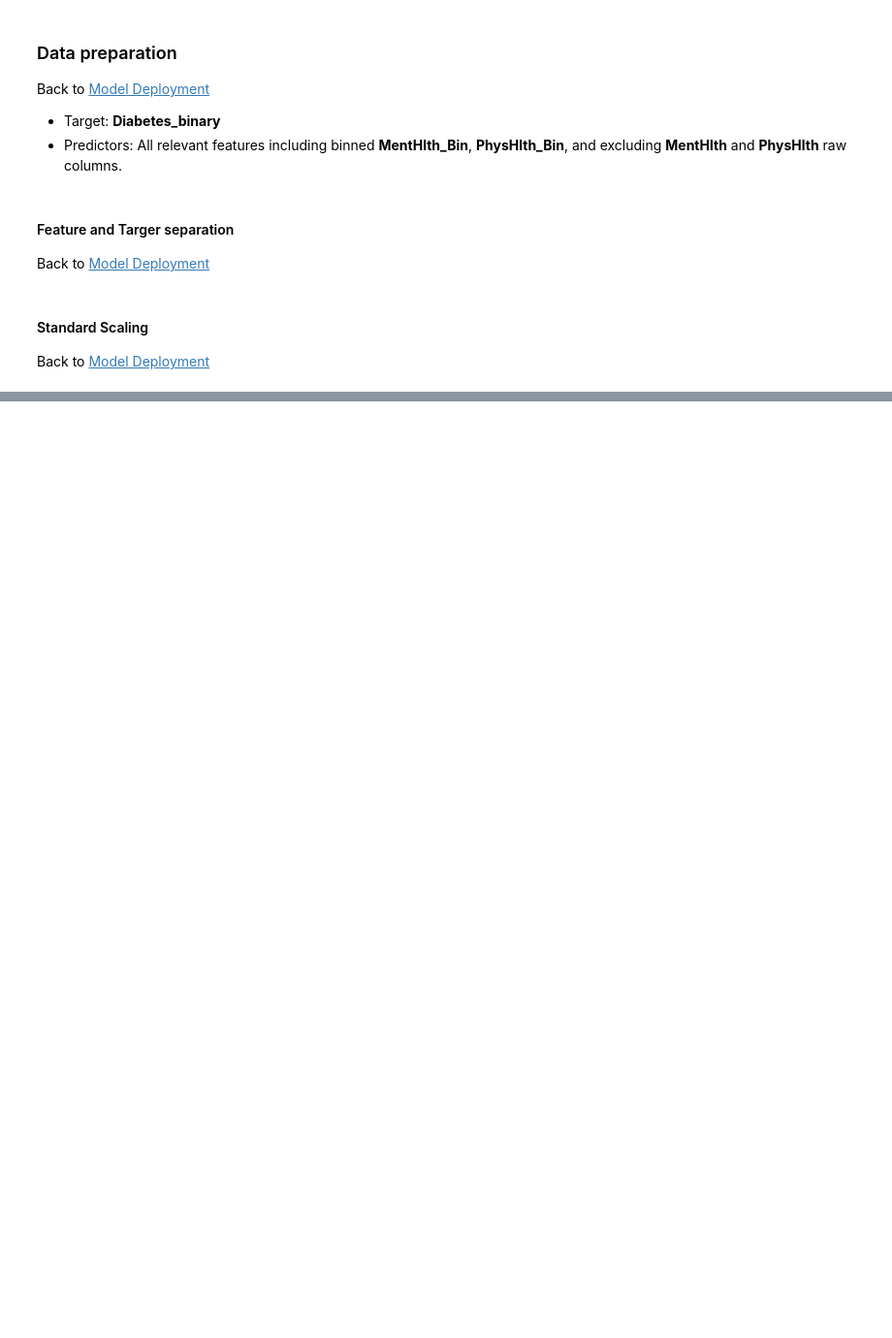
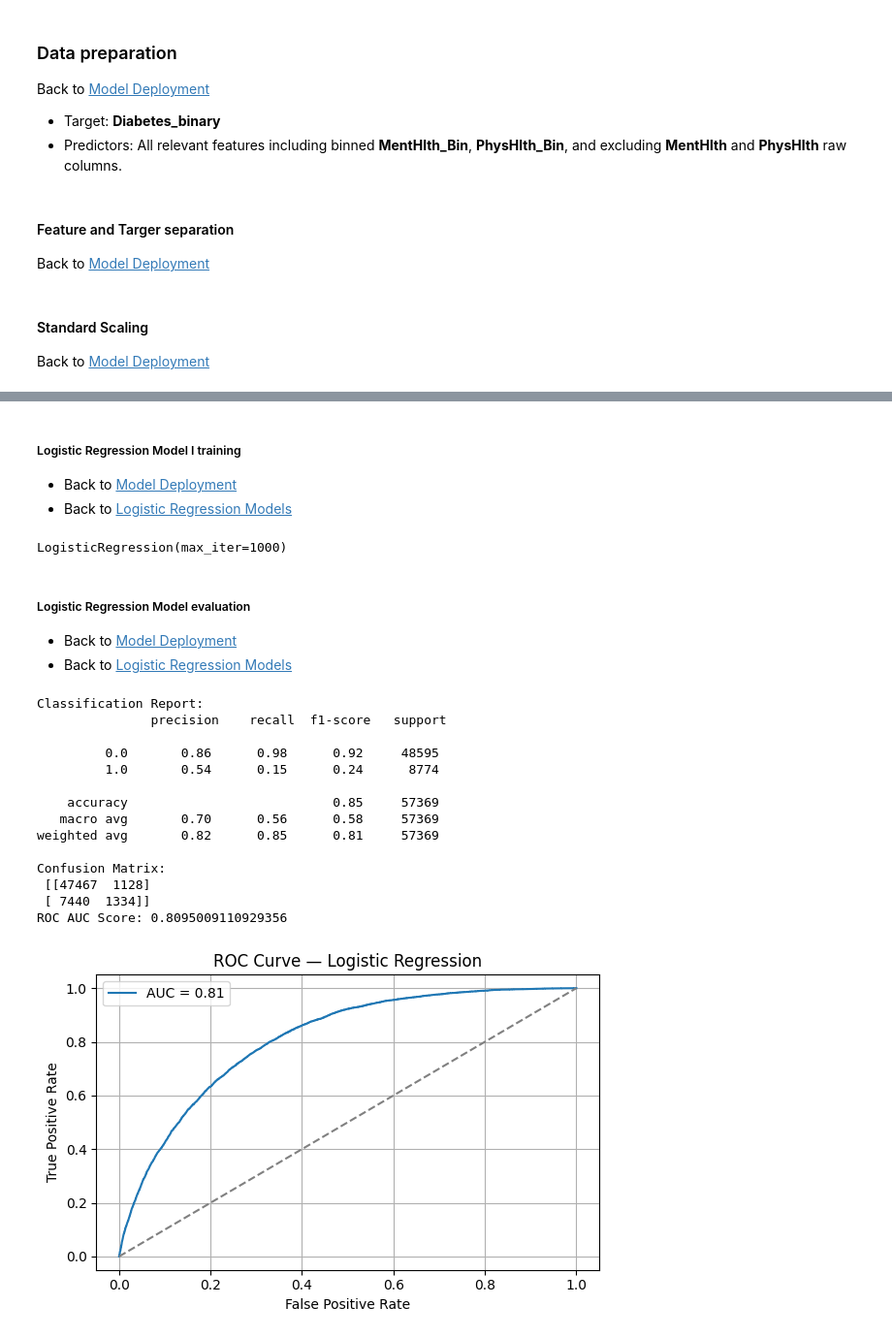
Before and after one commit to fegade99/proyecto_diabetes_david_felipe, a Jupyter notebook: src/explore.ipynb, the cells around one changed output, grey strips where cells are left out. Shown at 97% size. Drawn from its saved outputs; the diff is of its cells as text; code cells hidden in the pictures; blank space fills up the shorter version.

```diff
--- a/src/explore.ipynb
+++ b/src/explore.ipynb
@@ -1055,3 +1071,9 @@ X_train, X_test, y_train, y_test = train_test_split(X, y, test_size=0.25, strati
 # %% [markdown]
 #### Standard Scaling
 Back to [Model Deployment](#model-deployment)
+# %%
+from sklearn.preprocessing import StandardScaler
+
+scaler = StandardScaler()
+X_train_scaled = scaler.fit_transform(X_train)
+X_test_scaled = scaler.transform(X_test)
@@ -1057,0 +1099,52 @@ Back to [Model Deployment](#model-deployment)
+# %% [markdown]
+##### Logistic Regression Model I training
+- Back to [Model Deployment](#model-deployment)
+- Back to [Logistic Regression Models](#logistic-regression-model)
+# %%
+from sklearn.linear_model import LogisticRegression
+
+logreg = LogisticRegression(max_iter=1000)
+logreg.fit(X_train_scaled, y_train)
+# %% [output]
+LogisticRegression(max_iter=1000)
+# %% [markdown]
+##### Logistic Regression Model evaluation
+- Back to [Model Deployment](#model-deployment)
+- Back to [Logistic Regression Models](#logistic-regression-models)
+# %%
+from sklearn.metrics import classification_report, confusion_matrix, roc_auc_score, roc_curve
+
+y_pred = logreg.predict(X_test_scaled)
+y_prob = logreg.predict_proba(X_test_scaled)[:, 1]
+
+print("Classification Report:\n", classification_report(y_test, y_pred))
+print("Confusion Matrix:\n", confusion_matrix(y_test, y_pred))
+print("ROC AUC Score:", roc_auc_score(y_test, y_prob))
+
+fpr, tpr, _ = roc_curve(y_test, y_prob)
+plt.figure(figsize=(6, 4))
+plt.plot(fpr, tpr, label=f"AUC = {roc_auc_score(y_test, y_prob):.2f}")
+plt.plot([0, 1], [0, 1], linestyle="--", color="gray")
+plt.xlabel("False Positive Rate")
+plt.ylabel("True Positive Rate")
+plt.title("ROC Curve — Logistic Regression")
+plt.legend()
+plt.grid(True)
+plt.tight_layout()
+plt.show()
+# %% [output]
+Classification Report:
+               precision    recall  f1-score   support
+
+         0.0       0.86      0.98      0.92     48595
+         1.0       0.54      0.15      0.24      8774
+
+    accuracy                           0.85     57369
+   macro avg       0.70      0.56      0.58     57369
+weighted avg       0.82      0.85      0.81     57369
+
+Confusion Matrix:
+ [[47467  1128]
+ [ 7440  1334]]
+ROC AUC Score: 0.8095009110929356
+[figure, added]
```
Also changed, not shown: parts of 19 cells of this notebook.
